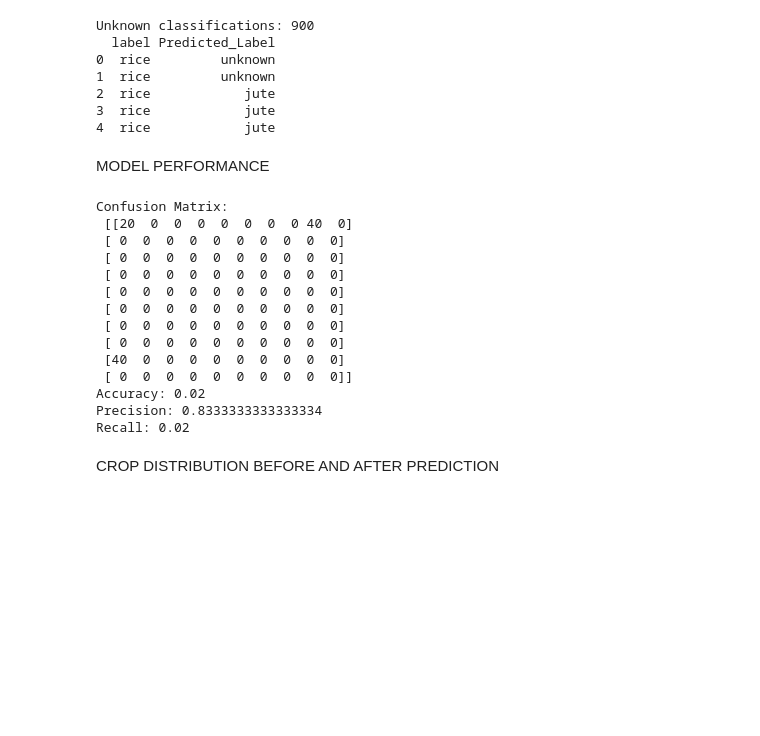
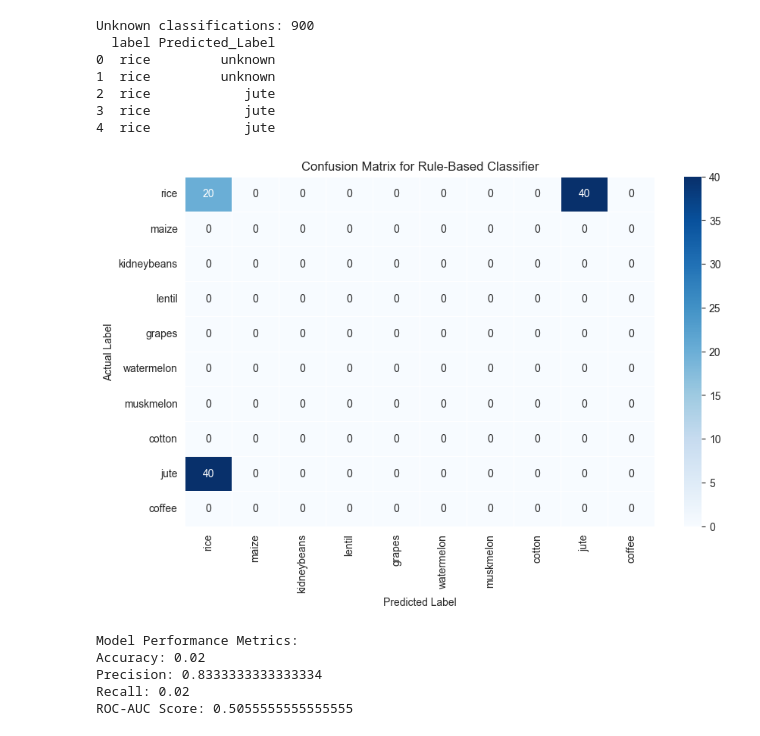
Before and after one commit to Stephen-Coloma/Crop-Recommendation-Machine-Learning, a Jupyter notebook: RuleBasedClassification.ipynb, the cells around one changed output. Cells and saved outputs as stored; diff of their text form; code cells hidden in the pictures; blank space fills up the shorter version.

```diff
--- a/RuleBasedClassification.ipynb
+++ b/RuleBasedClassification.ipynb
@@ -76,34 +103,40 @@ Unknown classifications: 900
 2  rice            jute
 3  rice            jute
 4  rice            jute
-# %% [markdown]
-MODEL PERFORMANCE
-# %%
-from sklearn.metrics import confusion_matrix, accuracy_score, precision_score, recall_score
-
-# Extract actual and predicted values
-y_true = df["label"]
-y_pred = df["Predicted_Label"]
-
-# Compute metrics
-print("Confusion Matrix:\n", confusion_matrix(y_true, y_pred, labels=df["label"].unique()))
-print("Accuracy:", accuracy_score(y_true, y_pred))
-print("Precision:", precision_score(y_true, y_pred, average="weighted", zero_division=1))
-print("Recall:", recall_score(y_true, y_pred, average="weighted", zero_division=1))
-# %% [output]
-Confusion Matrix:
- [[20  0  0  0  0  0  0  0 40  0]
- [ 0  0  0  0  0  0  0  0  0  0]
- [ 0  0  0  0  0  0  0  0  0  0]
- [ 0  0  0  0  0  0  0  0  0  0]
- [ 0  0  0  0  0  0  0  0  0  0]
- [ 0  0  0  0  0  0  0  0  0  0]
- [ 0  0  0  0  0  0  0  0  0  0]
- [ 0  0  0  0  0  0  0  0  0  0]
- [40  0  0  0  0  0  0  0  0  0]
- [ 0  0  0  0  0  0  0  0  0  0]]
-Accuracy: 0.02
-Precision: 0.8333333333333334
-Recall: 0.02
-# %% [markdown]
-CROP DISTRIBUTION BEFORE AND AFTER PREDICTION
+# %%
+# ============================= Step 5: Model Performance ============================= #
+y_true = df["label"]
+y_pred = df["Predicted_Label"]
+
+# Compute confusion matrix
+cm = confusion_matrix(y_true, y_pred, labels=df["label"].unique())
+cm_df = pd.DataFrame(cm, index=df["label"].unique(), columns=df["label"].unique())
+
+# Plot confusion matrix heatmap
+plt.figure(figsize=(10, 6))
+sns.heatmap(cm_df, annot=True, fmt="d", cmap="Blues", linewidths=0.5)
+plt.xlabel("Predicted Label")
+plt.ylabel("Actual Label")
+plt.title("Confusion Matrix for Rule-Based Classifier")
+plt.show()
+
+# Evaluation metrics
+print("Model Performance Metrics:")
+print("Accuracy:", accuracy_score(y_true, y_pred))
+print("Precision:", precision_score(y_true, y_pred, average="weighted", zero_division=1))
+print("Recall:", recall_score(y_true, y_pred, average="weighted", zero_division=1))
+
+#ROC-AUC Score
+lb = LabelBinarizer()
+y_true_bin = lb.fit_transform(y_true)
+y_pred_bin = lb.transform(y_pred)
+
+roc_auc = roc_auc_score(y_true_bin, y_pred_bin, average="weighted", multi_class="ovr")
+print("ROC-AUC Score:", roc_auc)
+# %% [output]
+[figure, added]
+Model Performance Metrics:
+Accuracy: 0.02
+Precision: 0.8333333333333334
+Recall: 0.02
+ROC-AUC Score: 0.5055555555555555
```
Also changed, not shown: parts of 13 cells of this notebook.
